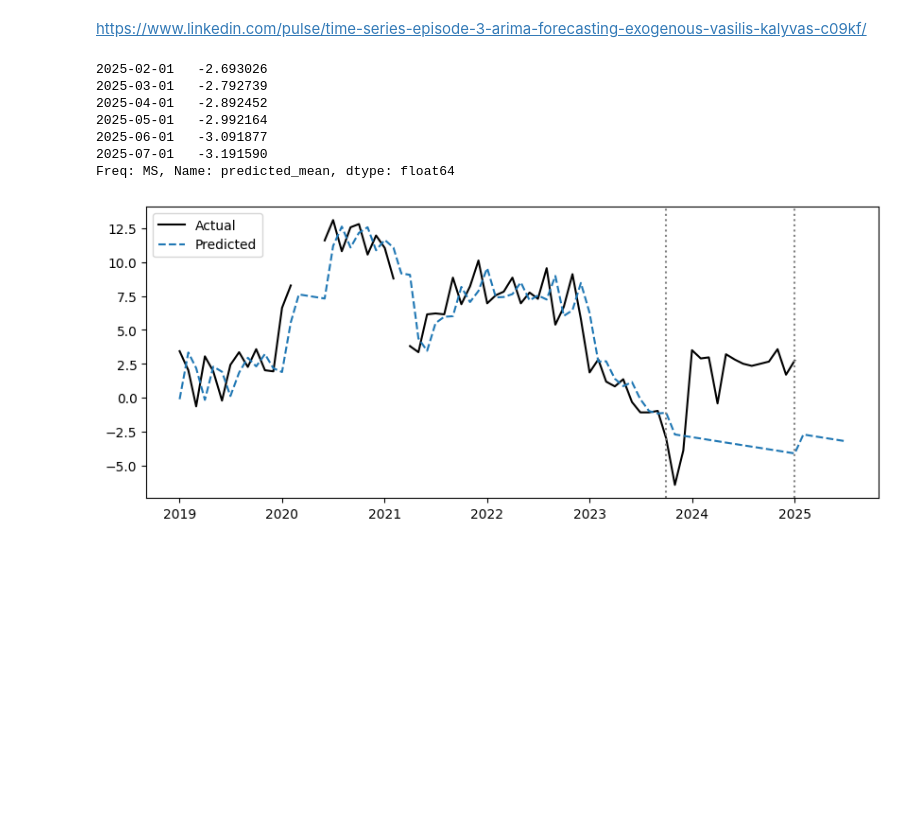
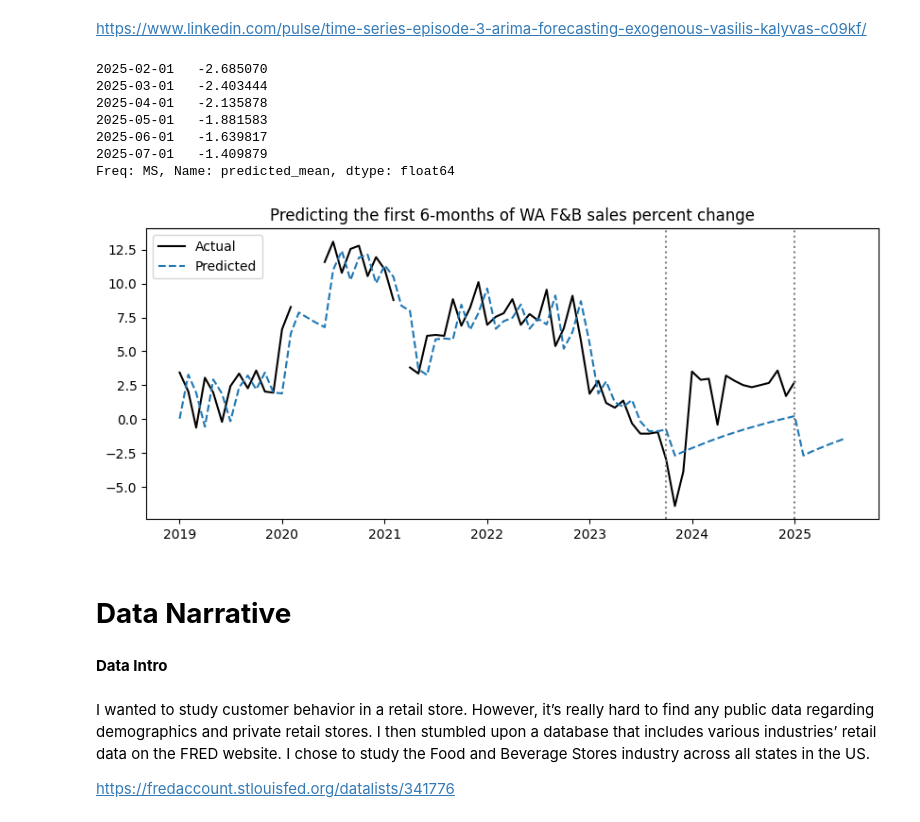
Before and after one commit to DiaHere/Food-and-Beverage-across-all-US-states-Analysis, a Jupyter notebook: notebook.ipynb, the cells around one changed output. Drawn from its saved outputs; the diff is of its cells as text; code cells hidden in the pictures; blank space fills up the shorter version.

Commit message:
Finished the data narrative with the final edits done with project 9

```diff
--- a/notebook.ipynb
+++ b/notebook.ipynb
@@ -704,5 +697,5 @@ differenced once so d = 1
 # %%
-model = ARIMA(y_train_sr, order = (0,1,1), trend = 't').fit()
+model = ARIMA(y_train_sr, order = (1,0,0), trend = 't').fit()
 print(model.summary())
 # %% [output]
                                SARIMAX Results
@@ -754,32 +747,38 @@ forecast_6m.index = forecast_index
 
 forecast_6m
 # %% [output]
-2025-02-01   -2.693026
-2025-03-01   -2.792739
-2025-04-01   -2.892452
-2025-05-01   -2.992164
-2025-06-01   -3.091877
-2025-07-01   -3.191590
+2025-02-01   -2.685070
+2025-03-01   -2.403444
+2025-04-01   -2.135878
+2025-05-01   -1.881583
+2025-06-01   -1.639817
+2025-07-01   -1.409879
 Freq: MS, Name: predicted_mean, dtype: float64
 # %%
-import pandas as pd
-import matplotlib.pyplot as plt
-
 # 1. Align indexes
 forecasts_on_train.index = y_train_sr.index
 forecasts_on_test.index  = y_test_sr.index
 
 # 2. Concatenate
 actuals = pd.concat([y_train_sr, y_test_sr])
 preds   = pd.concat([forecasts_on_train, forecasts_on_test, forecast_6m])
 
 # 3. Plot
 plt.figure(figsize=(10,4))
 plt.plot(actuals, label='Actual', color='k')
 plt.plot(preds,   '--',   label='Predicted')
 plt.axvline(y_train_sr.index[-1], color='gray', linestyle=':')
 plt.axvline(y_test_sr.index[-1],  color='gray', linestyle=':')
+plt.title('Predicting the first 6-months of WA F&B sales percent change')
 plt.legend()
 plt.show()
 # %% [output]
-[figure, old version]
+[figure, new version]
+# %% [markdown]
+# **Data Narrative**
+# %% [markdown]
+**Data Intro**
+# %% [markdown]
+I wanted to study customer behavior in a retail store. However, it’s really hard to find any public data regarding demographics and private retail stores. I then stumbled upon a database that includes various industries’ retail data on the FRED website. I chose to study the Food and Beverage Stores industry across all states in the US.
+
+https://fredaccount.stlouisfed.org/datalists/341776
```
Also changed, not shown: parts of 30 cells of this notebook, 1 other file.
